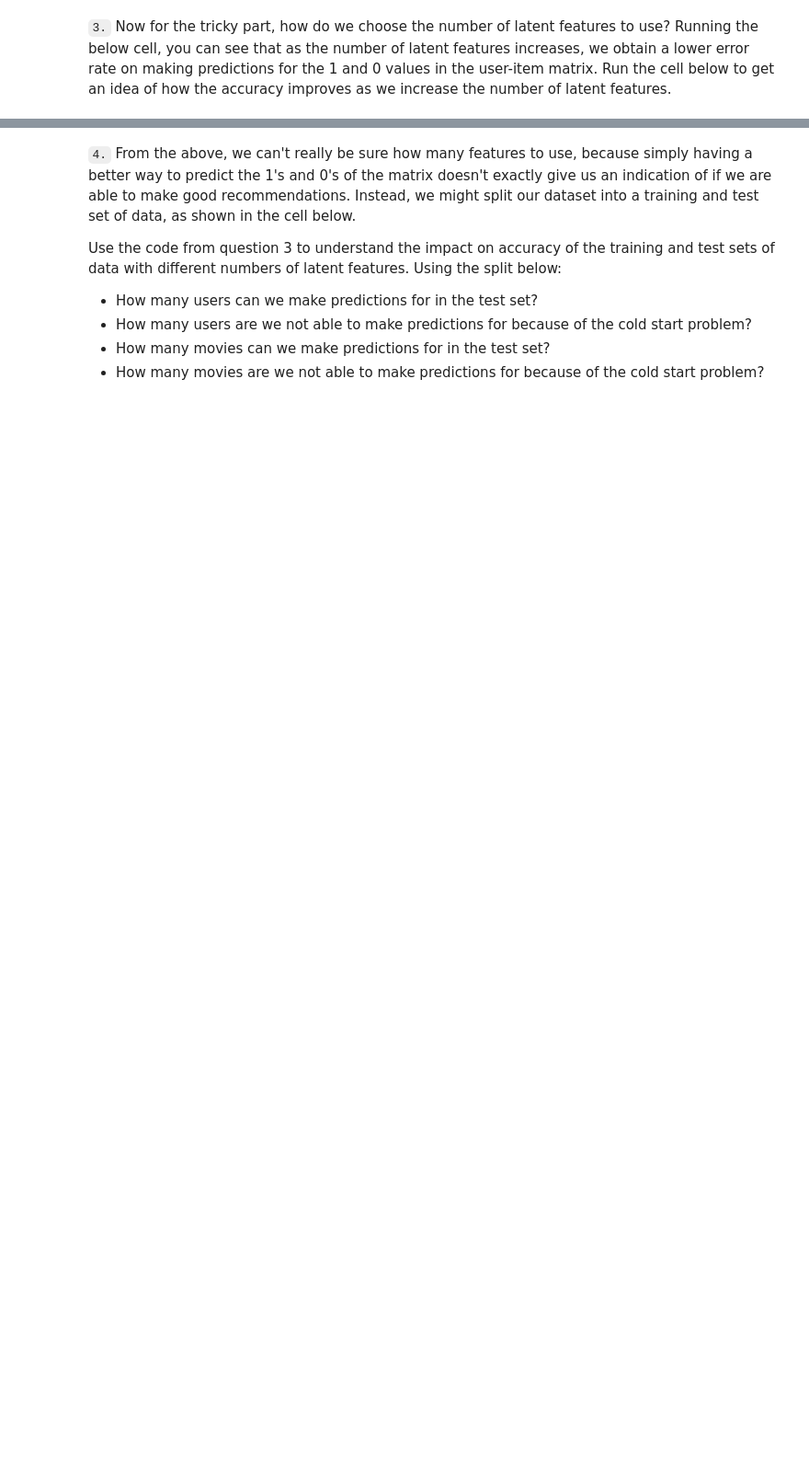
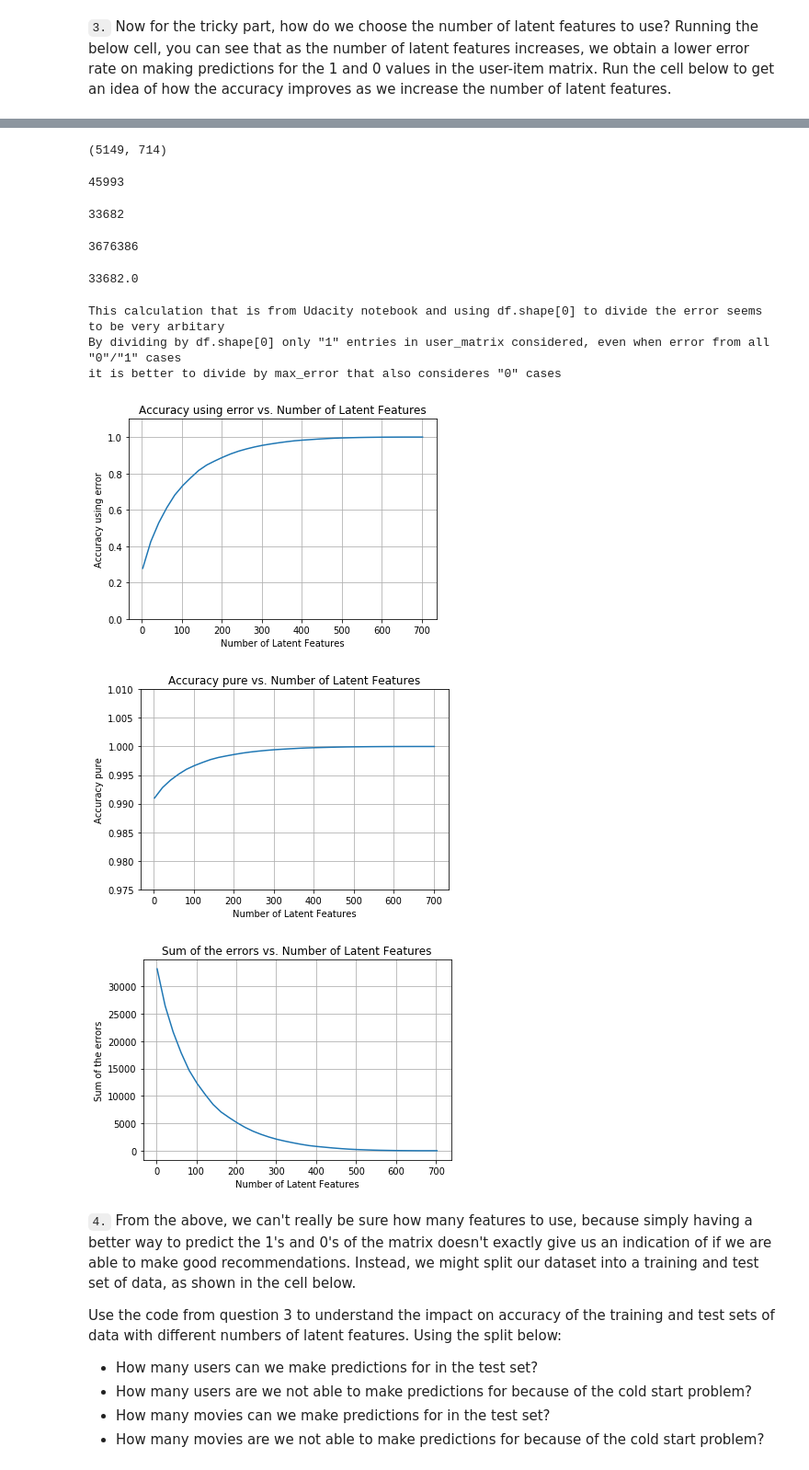
Before and after one commit to ania4data/IBM_recommendation_system, a Jupyter notebook: Recommendations_with_IBM.ipynb, the cells around one changed output, grey strips where cells are left out. Shown at 92% size. Saved outputs shown, nothing was run; the diff lists cells and outputs as text; code cells hidden in the pictures; blank space fills up the shorter version.

```diff
--- a/Recommendations_with_IBM.ipynb
+++ b/Recommendations_with_IBM.ipynb
@@ -786,6 +786,7 @@ def create_user_item_matrix(df):
     Return a matrix and a dataframe with user ids as rows and article ids on the columns with 1 values where a user interacted with
     an article and a 0 otherwise
     '''
+    df_no_duplicate = df.drop_duplicates()
     user_id_list = df_no_duplicate.user_id.unique()  #unique
     article_id_list = df_no_duplicate.article_id.unique() #unique
 
@@ -1629,26 +1686,80 @@ u, s, vt = # use the built in to get the three matrices
+# %%
+user_item.shape
+# %% [output]
+(5149, 714)
+# %%
+df.shape[0]
+# %% [output]
+45993
+# %%
+df.drop_duplicates().shape[0]
+# %% [output]
+33682
+# %%
+user_item.shape[0]*user_item.shape[1]
+# %% [output]
+3676386
+# %%
+user_item.sum().sum()
+# %% [output]
+33682.0
 # %%
-num_latent_feats = np.arange(10,700+10,20)
+u, s, vt = np.linalg.svd(user_item)
+num_latent_feats = np.arange(2,700+10,20)
 sum_errs = []
+tolerance = 1e-10
+acc = []
 
 for k in num_latent_feats:
     # restructure with k latent features
     s_new, u_new, vt_new = np.diag(s[:k]), u[:, :k], vt[:k, :]
 
     # take dot product
     user_item_est = np.around(np.dot(np.dot(u_new, s_new), vt_new))
 
     # compute error for each prediction to actual value
-    diffs = np.subtract(user_item_matrix, user_item_est)
+    diffs = np.subtract(user_item, user_item_est)
+    acc.append((user_item == user_item_est).mean().mean())
 
     # total errors and keep track of them
     err = np.sum(np.sum(np.abs(diffs)))
     sum_errs.append(err)
 
+# total cases that has value 1 that need to be predicted correctly
+max_error = user_item.shape[0]*user_item.shape[1]
+# correct is max_error instead of df.shape[0], if look for accuracy of whole prediction, not just the ones that are 1.0
+print('This calculation that is from Udacity notebook and using df.shape[0] to divide the error seems to be very arbitary')
+print('By dividing by df.shape[0] only "1" entries in user_matrix considered, even when error from all "0"/"1" cases')
+print('it is better to divide by max_error that also consideres "0" cases')
+plt.plot(num_latent_feats, 1 - np.array(sum_errs)/df.shape[0]) #  replaced 1 - np.array(sum_errs)/df.shape[0]
+plt.xlabel('Number of Latent Features');
+plt.ylabel('Accuracy using error');
+plt.title('Accuracy using error vs. Number of Latent Features');
+plt.grid()
+plt.ylim([0.0,1.1]);
+plt.show()
 
-plt.plot(num_latent_feats, 1 - np.array(sum_errs)/df.shape[0]);
+plt.plot(num_latent_feats, acc); #  replaced 1 - np.array(sum_errs)/df.shape[0]
 plt.xlabel('Number of Latent Features');
-plt.ylabel('Accuracy');
-plt.title('Accuracy vs. Number of Latent Features');
+plt.ylabel('Accuracy pure');
+plt.title('Accuracy pure vs. Number of Latent Features');
+plt.grid()
+plt.ylim([0.975,1.01]);
+plt.show()
+
+plt.plot(num_latent_feats, np.array(sum_errs)); #  replaced 1 - np.array(sum_errs)/df.shape[0]
+plt.xlabel('Number of Latent Features');
+plt.ylabel('Sum of the errors');
+plt.title('Sum of the errors vs. Number of Latent Features');
+plt.grid()
+plt.show()
+# %% [output]
+This calculation that is from Udacity notebook and using df.shape[0] to divide the error seems to be very arbitary
+By dividing by df.shape[0] only "1" entries in user_matrix considered, even when error from all "0"/"1" cases
+it is better to divide by max_error that also consideres "0" cases
+[figure, added]
+[figure, added]
+[figure, added]
 # %% [markdown]
 `4.` From the above, we can't really be sure how many features to use, because simply having a better way to predict the 1's and 0's of the matrix doesn't exactly give us an indication of if we are able to make good recommendations.  Instead, we might split our dataset into a training and test set of data, as shown in the cell below.
 
```
Also changed, not shown: parts of 53 cells of this notebook.
